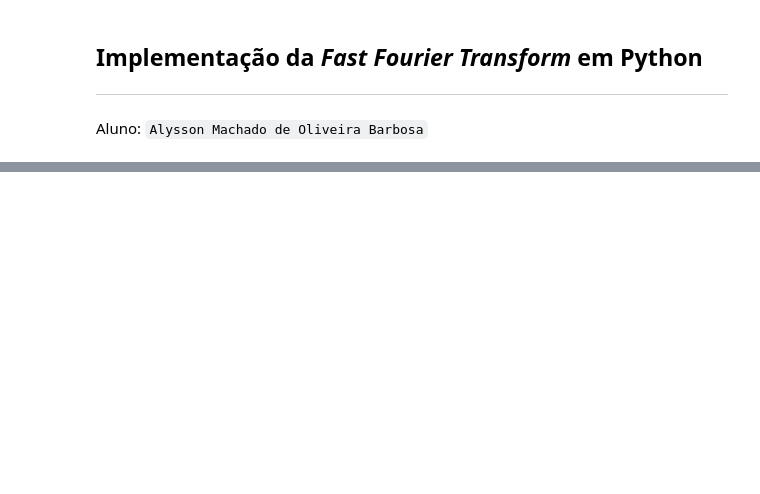
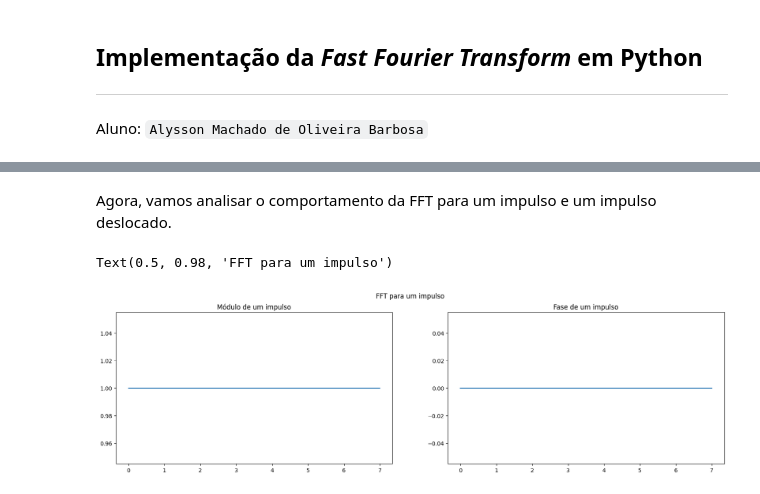
Before and after one commit to Alyssonmach/pds-ufcg, a Jupyter notebook: fft.ipynb, the cells around one changed output, grey strips where cells are left out. Cells and saved outputs as stored; diff of their text form; code cells hidden in the pictures; blank space fills up the shorter version.

```diff
--- a/fft.ipynb
+++ b/fft.ipynb
@@ -100,0 +146,14 @@ x = [0, 0, 1, 0, 0, 0, 0, 0]
+# %% [markdown]
+Agora, vamos analisar o comportamento da FFT para um impulso e um impulso deslocado.
+# %%
+# Esboço gráfico da FFT para um impulso sem deslocamento
+fig, axs = plt.subplots(nrows = 1, ncols = 2, figsize = (20, 5))
+axs[0].plot(np.abs(my_fft([1,0,0,0,0,0,0,0])))
+axs[0].set_title('Módulo de um impulso')
+axs[1].plot(np.angle(my_fft([1,0,0,0,0,0,0,0])))
+axs[1].set_title('Fase de um impulso')
+
+fig.suptitle('FFT para um impulso')
+# %% [output]
+Text(0.5, 0.98, 'FFT para um impulso')
+[figure, added]
```
Also changed, not shown: parts of 10 cells of this notebook, 3 other files.
